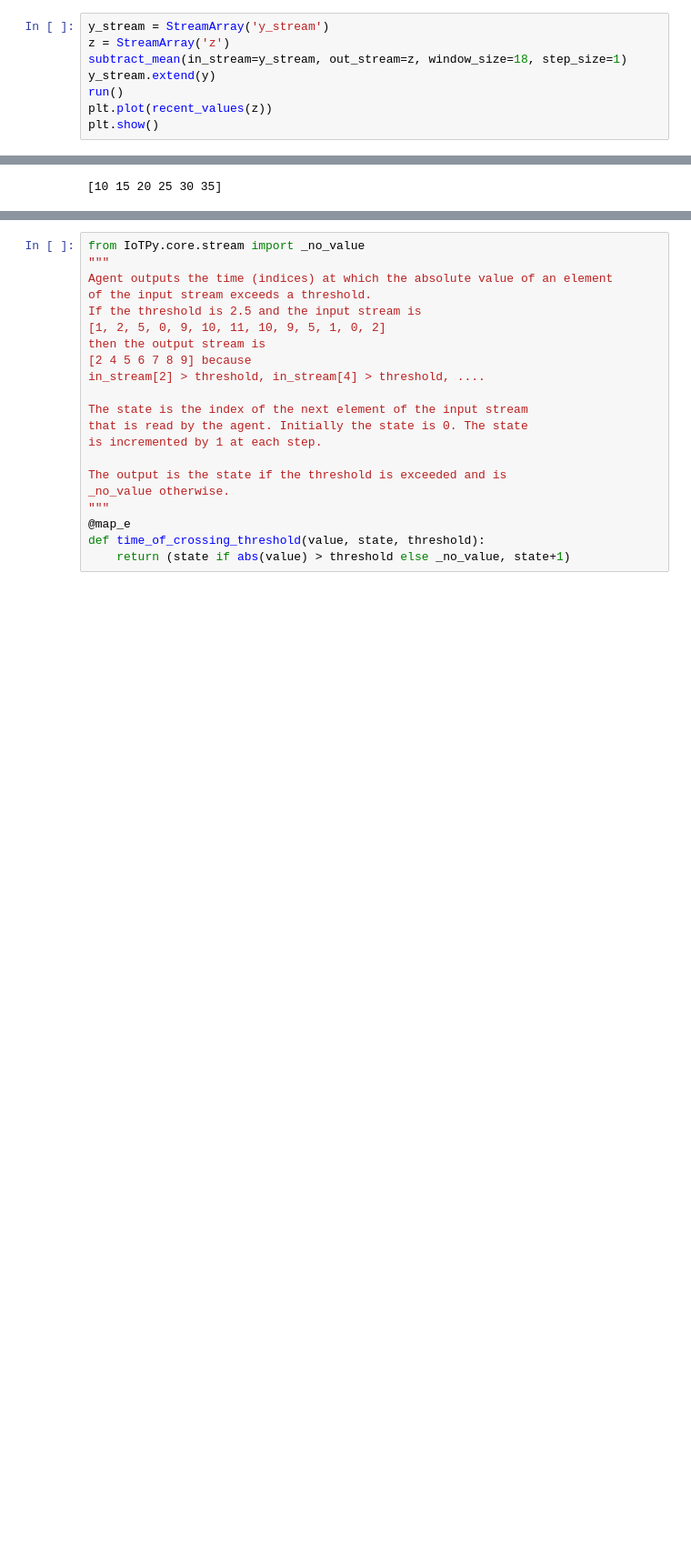
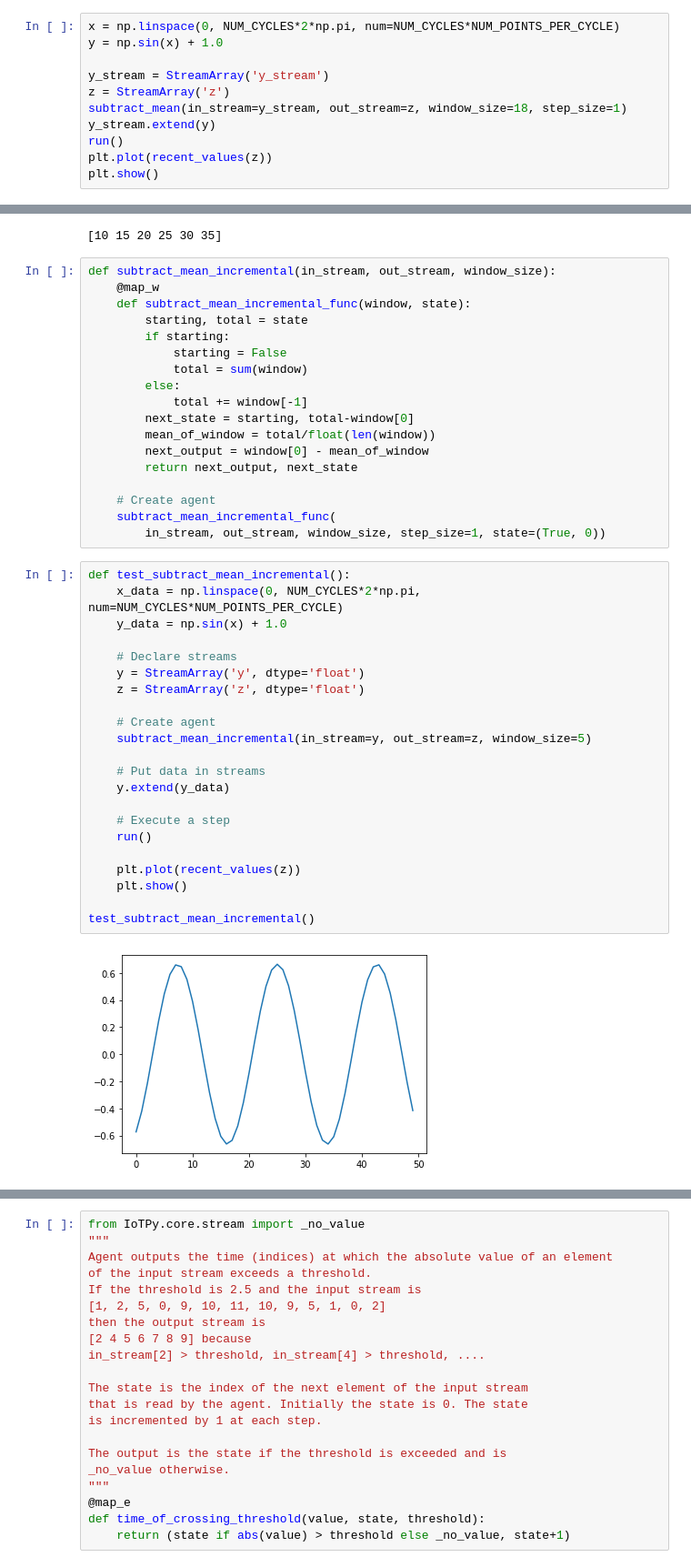
Before and after one commit to AssembleSoftware/IoTPy, a Jupyter notebook: examples/ExamplesOfSimpleSnippets.ipynb, the cells around one changed output, grey strips where cells are left out. Shown at 91% size. Cells and saved outputs as stored; diff of their text form; blank space fills up the shorter version.

```diff
--- a/examples/ExamplesOfSimpleSnippets.ipynb
+++ b/examples/ExamplesOfSimpleSnippets.ipynb
@@ -301,6 +322,9 @@ plt.show()
 # %% [output]
 [figure]
 # %%
+x = np.linspace(0, NUM_CYCLES*2*np.pi, num=NUM_CYCLES*NUM_POINTS_PER_CYCLE)
+y = np.sin(x) + 1.0
+
 y_stream = StreamArray('y_stream')
 z = StreamArray('z')
 subtract_mean(in_stream=y_stream, out_stream=z, window_size=18, step_size=1)
@@ -400,3 +435,45 @@ def test_sum_window_incremental():
 test_sum_window_incremental()
 # %% [output]
 [10 15 20 25 30 35]
+# %%
+def subtract_mean_incremental(in_stream, out_stream, window_size):
+    @map_w
+    def subtract_mean_incremental_func(window, state):
+        starting, total = state
+        if starting:
+            starting = False
+            total = sum(window)
+        else:
+            total += window[-1]
+        next_state = starting, total-window[0]
+        mean_of_window = total/float(len(window))
+        next_output = window[0] - mean_of_window
+        return next_output, next_state
+
+    # Create agent
+    subtract_mean_incremental_func(
+        in_stream, out_stream, window_size, step_size=1, state=(True, 0))
+# %%
+def test_subtract_mean_incremental():
+    x_data = np.linspace(0, NUM_CYCLES*2*np.pi, num=NUM_CYCLES*NUM_POINTS_PER_CYCLE)
+    y_data = np.sin(x) + 1.0
+
+    # Declare streams
+    y = StreamArray('y', dtype='float')
+    z = StreamArray('z', dtype='float')
+
+    # Create agent
+    subtract_mean_incremental(in_stream=y, out_stream=z, window_size=5)
+
+    # Put data in streams
+    y.extend(y_data)
+
+    # Execute a step
+    run()
+
+    plt.plot(recent_values(z))
+    plt.show()
+
+test_subtract_mean_incremental()
+# %% [output]
+[figure, added]
```
Also changed, not shown: parts of 16 cells of this notebook.
